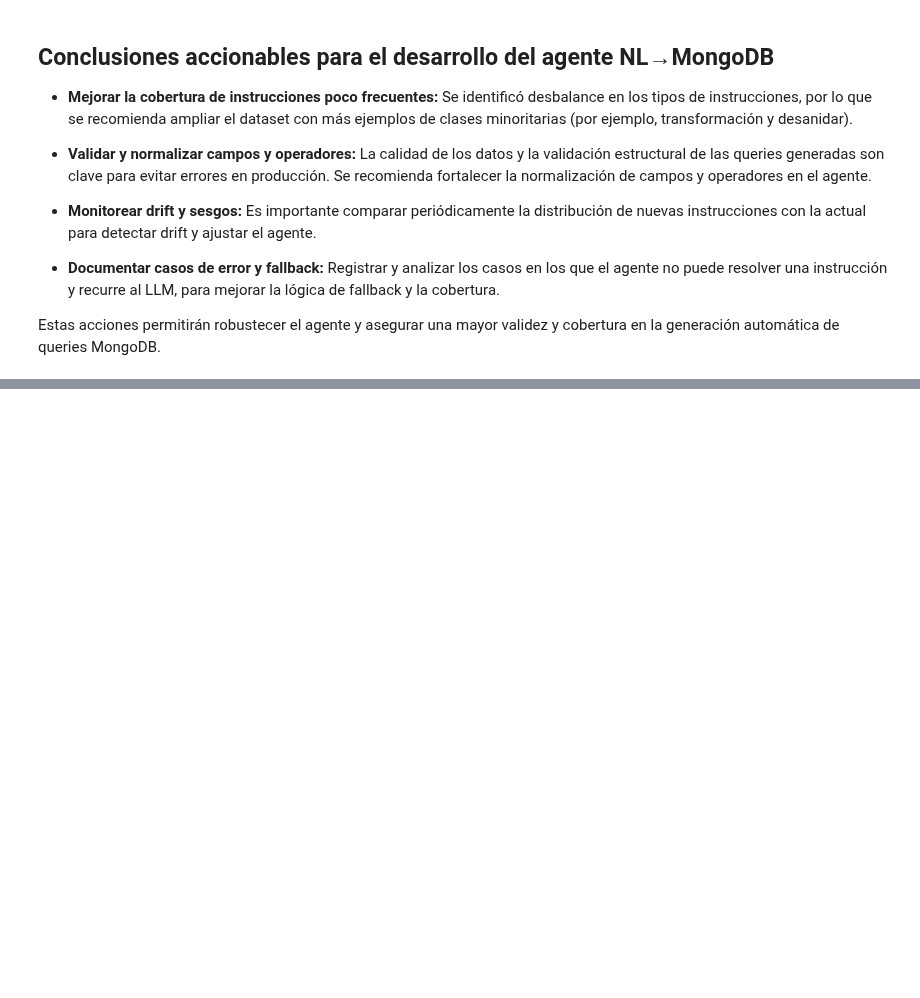
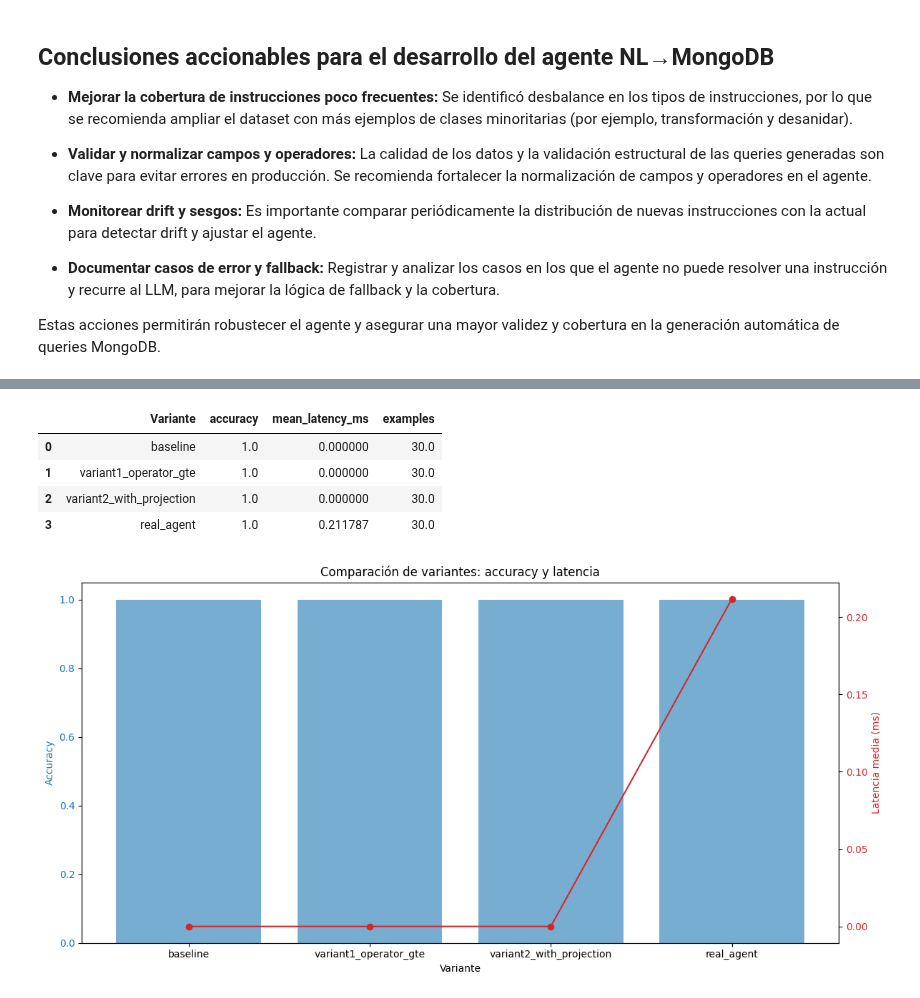
Before and after one commit to AnthonyPortillaCano/DemoSprint1AgenteQueriesProsegur, a Jupyter notebook: notebooks/EDA_Semana6.ipynb, the cells around one changed output, grey strips where cells are left out. Saved outputs shown, nothing was run; the diff lists cells and outputs as text; code cells hidden in the pictures; blank space fills up the shorter version.

```diff
--- a/notebooks/EDA_Semana5.ipynb
+++ b/notebooks/EDA_Semana6.ipynb
@@ -1552,0 +1585,49 @@ Estas acciones permitirán robustecer el agente y asegurar una mayor validez y c
+# %%
+# Visualización de resultados de experimentos (baseline vs variantes)
+import pandas as pd
+import matplotlib.pyplot as plt
+import seaborn as sns
+import json
+import os
+
+# Ruta a los resultados más recientes (ajusta si es necesario)
+results_dir = '../results/'
+# Busca el archivo más reciente
+files = [f for f in os.listdir(results_dir) if f.startswith('experiments_results_') and f.endswith('.json')]
+files = sorted(files, reverse=True)
+if not files:
+    raise FileNotFoundError('No se encontraron resultados de experimentos.')
+res_file = os.path.join(results_dir, files[0])
+
+with open(res_file, encoding='utf-8') as f:
+    res = json.load(f)
+
+# Tabla resumen
+summary = pd.DataFrame(res['summary']).T
+summary = summary.rename_axis('Variante').reset_index()
+display(summary)
+
+# Gráfico de comparación de accuracy y latencia
+fig, ax1 = plt.subplots(figsize=(12,6))  # <-- Cambiado tamaño a 12x6
+color = 'tab:blue'
+ax1.set_xlabel('Variante')
+ax1.set_ylabel('Accuracy', color=color)
+ax1.bar(summary['Variante'], summary['accuracy'], color=color, alpha=0.6)
+ax1.tick_params(axis='y', labelcolor=color)
+
+ax2 = ax1.twinx()
+color = 'tab:red'
+ax2.set_ylabel('Latencia media (ms)', color=color)
+ax2.plot(summary['Variante'], summary['mean_latency_ms'], color=color, marker='o')
+ax2.tick_params(axis='y', labelcolor=color)
+
+plt.title('Comparación de variantes: accuracy y latencia')
+plt.tight_layout()
+plt.show()
+# %% [output]
+|  | Variante | accuracy | mean_latency_ms | examples |
+| 0 | baseline | 1.0 | 0.000000 | 30.0 |
+| 1 | variant1_operator_gte | 1.0 | 0.000000 | 30.0 |
+| 2 | variant2_with_projection | 1.0 | 0.000000 | 30.0 |
+| 3 | real_agent | 1.0 | 0.211787 | 30.0 |
+[figure, added]
```
Also changed, not shown: parts of 6 cells of this notebook, 14 other files.
